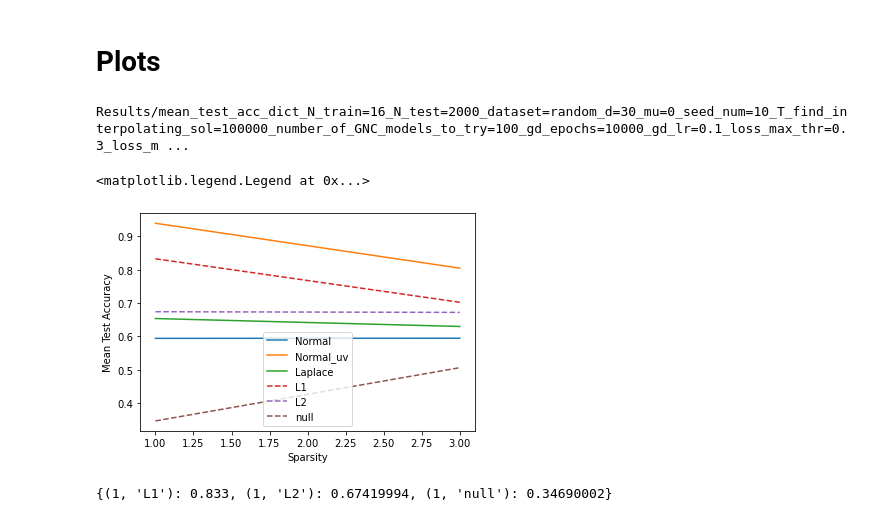
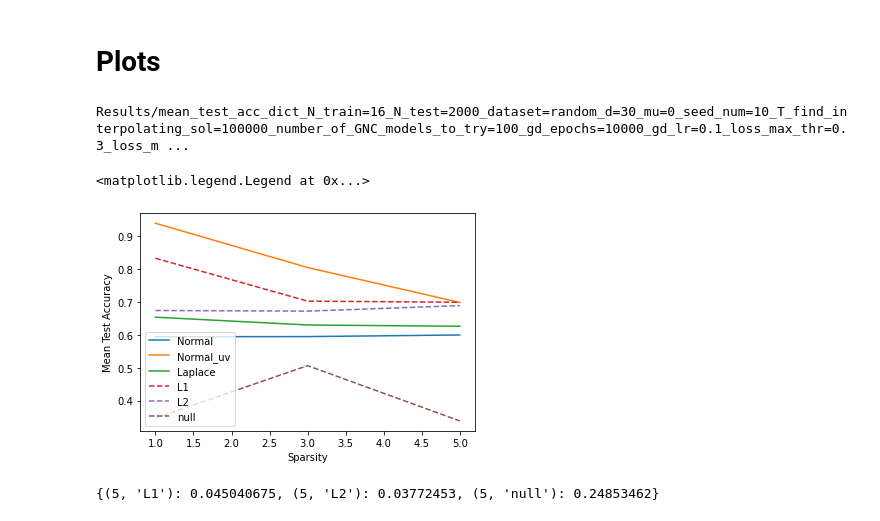
Before and after one commit to MorShpigel/random_generalization, a Jupyter notebook: diagonal_networks_random_generalization.ipynb, the cells around one changed output. Saved outputs shown, nothing was run; the diff lists cells and outputs as text; code cells hidden in the pictures.

Commit message:
Added results visualization and changed baselines calculation

```diff
--- a/diagonal_networks_random_generalization.ipynb
+++ b/diagonal_networks_random_generalization.ipynb
@@ -538,36 +538,39 @@ args.depth = 30
 args.results_folder = "Results"
 
 print(get_file_name("mean_test_acc_dict", args))
 
 with open(get_file_name("mean_test_acc_dict", args, checkpoint=True), 'rb') as f:
         mean_test_acc = pickle.load(f)
 
-r_vec = [1, 3]
+with open(get_file_name("std_test_acc_dict", args, checkpoint=True), 'rb') as f:
+        std_test_acc = pickle.load(f)
+
+r_vec = [1, 3, 5]
 mean_test_acc_baseline_dict = {}
 for r in r_vec:
         mean_test_acc_baseline, std_test_acc_baseline = load_baseline(args, r)
         mean_test_acc_baseline_dict.update(mean_test_acc_baseline)
 
 # plot results
 import matplotlib.pyplot as plt
 
 dist_vec = ["Normal", "Normal_uv", "Laplace"]
 for dist in dist_vec:
         mean_test_acc_vec = [mean_test_acc[(r, dist)] for r in r_vec]
         plt.plot(r_vec, mean_test_acc_vec, label=dist)
 
 for reg in ["L1", "L2", "null"]:
         mean_test_acc_vec = [mean_test_acc_baseline_dict[(r, reg)] for r in r_vec]
         plt.plot(r_vec, mean_test_acc_vec, "--", label=reg)
 
 plt.xlabel("Sparsity")
 plt.ylabel("Mean Test Accuracy")
 plt.legend()
 # %% [output]
 Results/mean_test_acc_dict_N_train=16_N_test=2000_dataset=random_d=30_mu=0_seed_num=10_T_find_interpolating_sol=100000_number_of_GNC_models_to_try=100_gd_epochs=10000_gd_lr=0.1_loss_max_thr=0.3_loss_m ...
 <matplotlib.legend.Legend at 0x...>
-[figure, old version]
+[figure, new version]
-# %%
-mean_test_acc_baseline
-# %% [output]
-{(1, 'L1'): 0.833, (1, 'L2'): 0.67419994, (1, 'null'): 0.34690002}
+# %%
+std_test_acc_baseline
+# %% [output]
+{(5, 'L1'): 0.045040675, (5, 'L2'): 0.03772453, (5, 'null'): 0.24853462}
```
Also changed, not shown: parts of 7 cells of this notebook, 5 other files.
